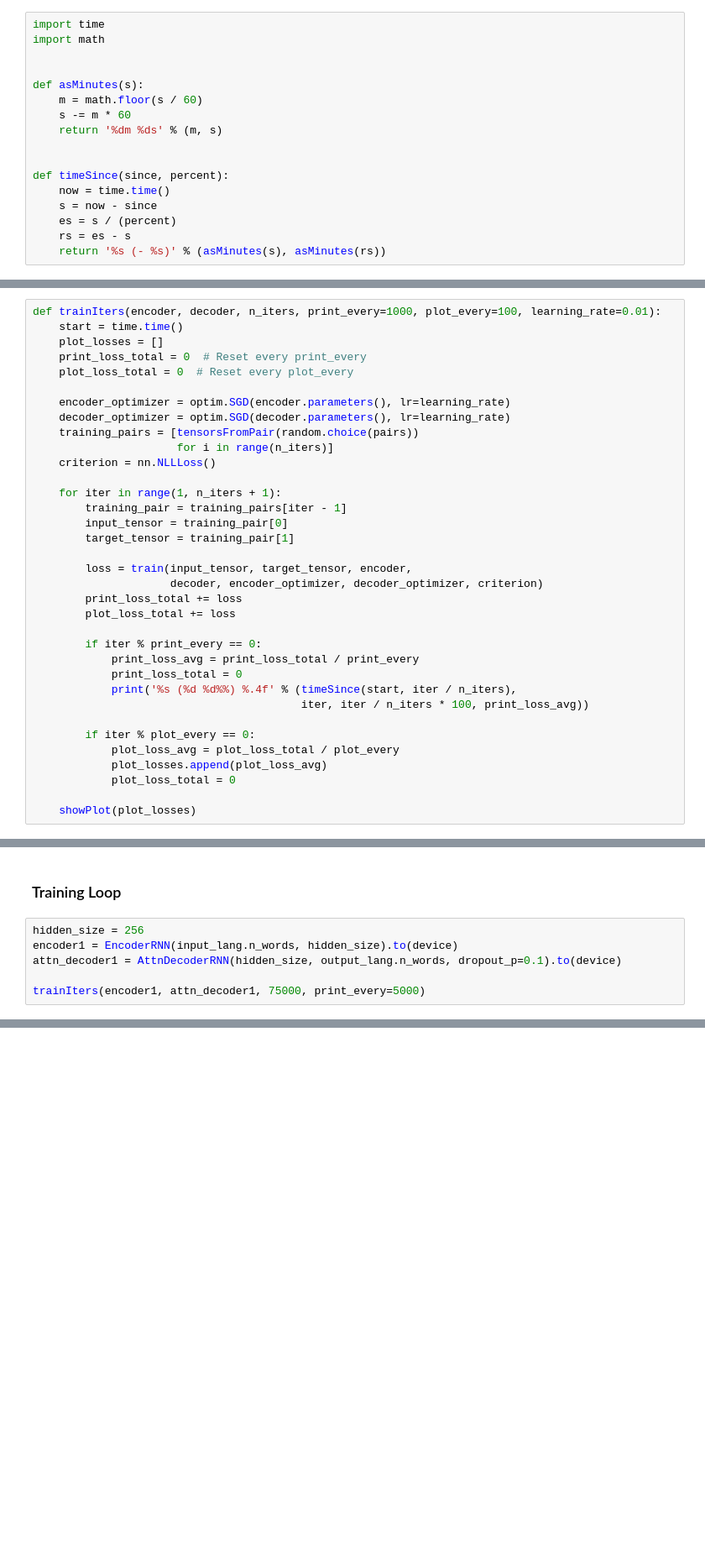
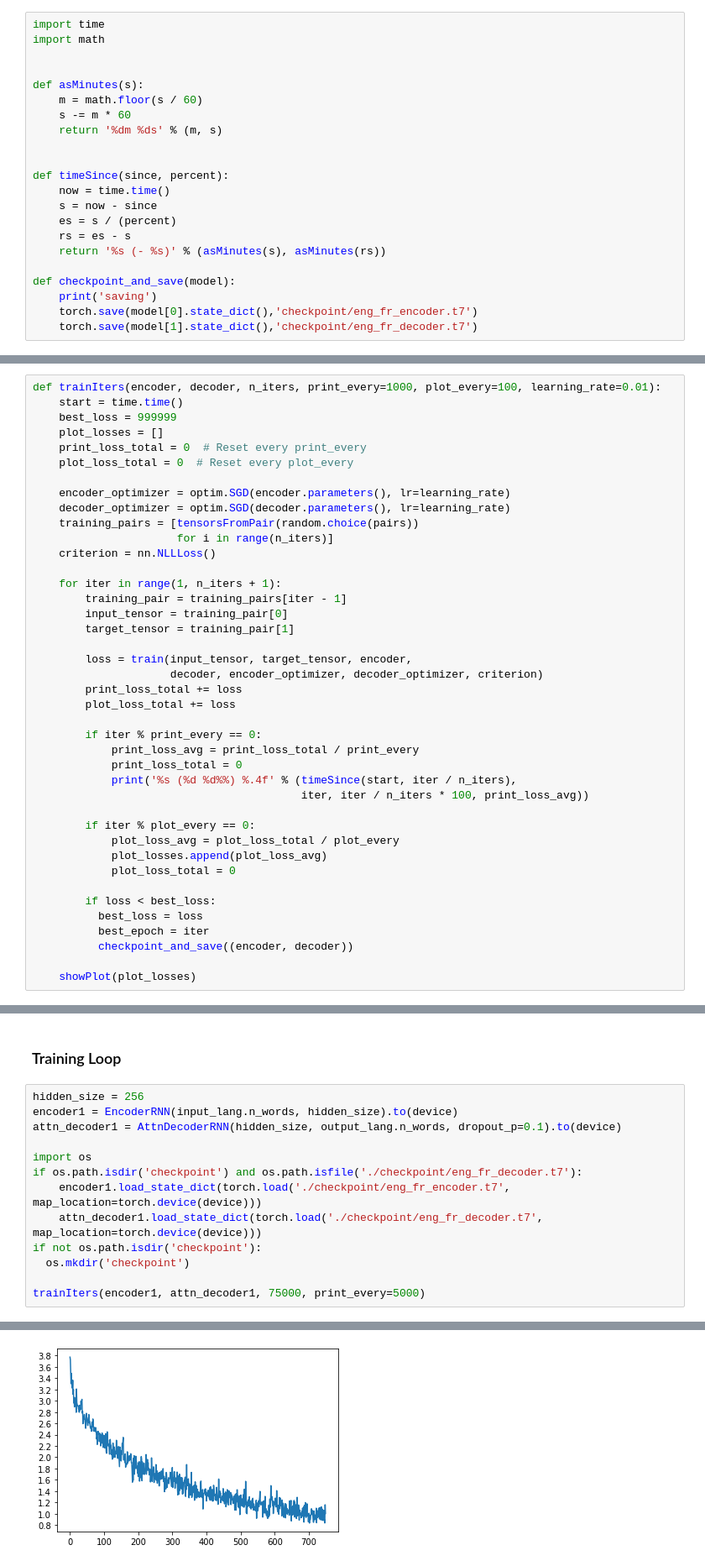
Before and after one commit to alimoezzi/deepLearningRecipes, a Jupyter notebook: seq2seq_translation_attention.ipynb, the cells around one changed output, grey strips where cells are left out. Shown at 84% size. Drawn from its saved outputs; the diff is of its cells as text; blank space fills up the shorter version.

Commit message:
Save model as loss improves

```diff
--- a/seq2seq_translation_attention.ipynb
+++ b/seq2seq_translation_attention.ipynb
@@ -298,6 +304,11 @@ def timeSince(since, percent):
     es = s / (percent)
     rs = es - s
     return '%s (- %s)' % (asMinutes(s), asMinutes(rs))
+
+def checkpoint_and_save(model):
+    print('saving')
+    torch.save(model[0].state_dict(),'checkpoint/eng_fr_encoder.t7')
+    torch.save(model[1].state_dict(),'checkpoint/eng_fr_decoder.t7')
 # %%
 import matplotlib.pyplot as plt
 plt.switch_backend('agg')
@@ -316,6 +327,7 @@ def showPlot(points):
 # %%
 def trainIters(encoder, decoder, n_iters, print_every=1000, plot_every=100, learning_rate=0.01):
     start = time.time()
+    best_loss = 999999
     plot_losses = []
     print_loss_total = 0  # Reset every print_every
     plot_loss_total = 0  # Reset every plot_every
@@ -347,6 +359,11 @@ def trainIters(encoder, decoder, n_iters, print_every=1000, plot_every=100, lear
             plot_losses.append(plot_loss_avg)
             plot_loss_total = 0
 
+        if loss < best_loss:
+          best_loss = loss
+          best_epoch = iter
+          checkpoint_and_save((encoder, decoder))
+
     showPlot(plot_losses)
 # %% [markdown]
 ### Evaluation
@@ -409,4 +429,12 @@ hidden_size = 256
 encoder1 = EncoderRNN(input_lang.n_words, hidden_size).to(device)
 attn_decoder1 = AttnDecoderRNN(hidden_size, output_lang.n_words, dropout_p=0.1).to(device)
 
+import os
+if os.path.isdir('checkpoint') and os.path.isfile('./checkpoint/eng_fr_decoder.t7'):
+    encoder1.load_state_dict(torch.load('./checkpoint/eng_fr_encoder.t7', map_location=torch.device(device)))
+    attn_decoder1.load_state_dict(torch.load('./checkpoint/eng_fr_decoder.t7', map_location=torch.device(device)))
+if not os.path.isdir('checkpoint'):
+  os.mkdir('checkpoint')
+
 trainIters(encoder1, attn_decoder1, 75000, print_every=5000)
+# %% [output]
@@ -413,2 +459,3 @@ trainIters(encoder1, attn_decoder1, 75000, print_every=5000)
+[figure, added]
 # %%
 evaluateRandomly(encoder1, attn_decoder1)
```
Also changed, not shown: parts of 5 cells of this notebook.
